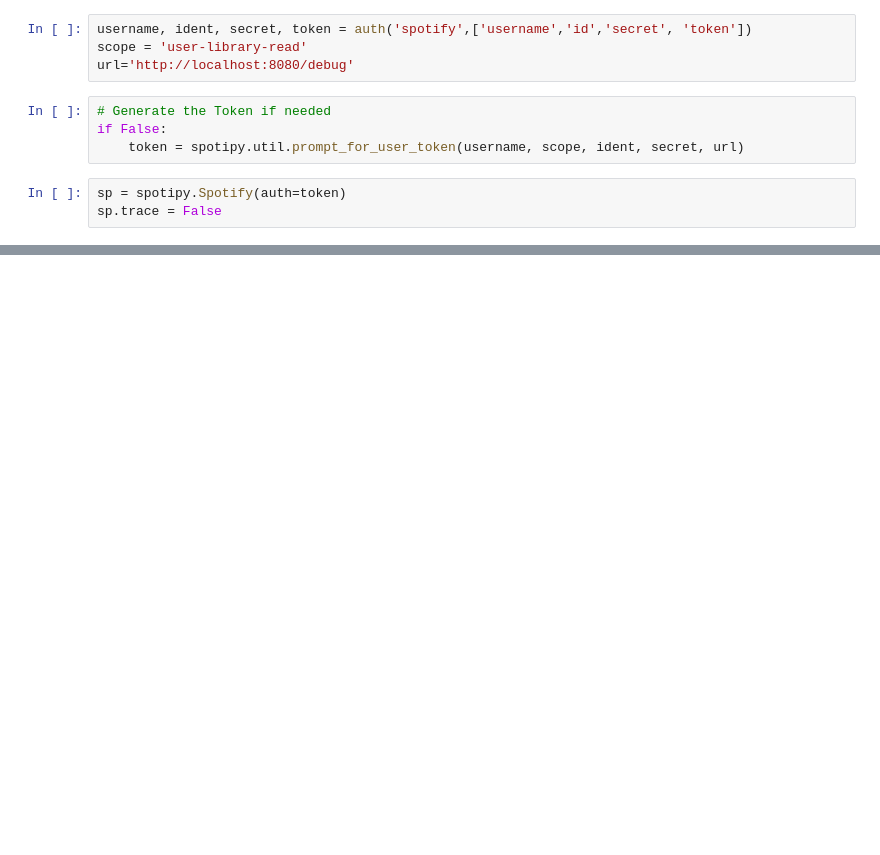
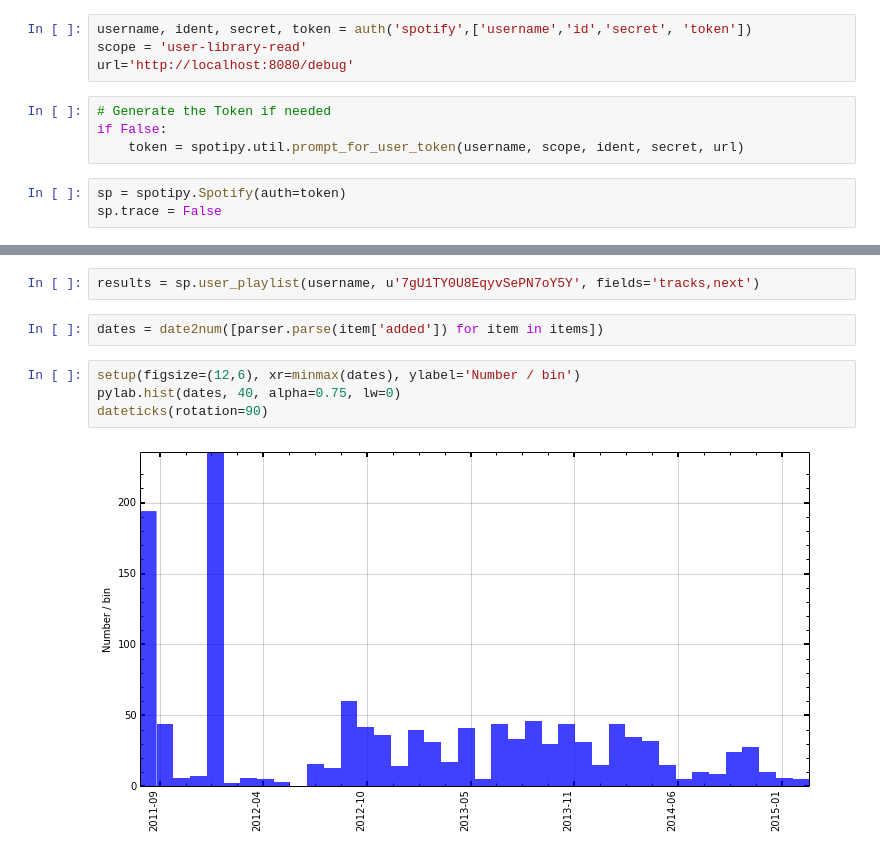
Before and after one commit to ajmendez/sonority, a Jupyter notebook: notebook/spotify.ipynb, the cells around one changed output, grey strips where cells are left out. Saved outputs shown, nothing was run; the diff lists cells and outputs as text; blank space fills up the shorter version.

Commit message:
working on playlist

```diff
--- a/notebook/spotify.ipynb
+++ b/notebook/spotify.ipynb
@@ -81,0 +139,10 @@ def show_playlists(username):
+# %%
+results = sp.user_playlist(username, u'7gU1TY0U8EqyvSePN7oY5Y', fields='tracks,next')
+# %%
+dates = date2num([parser.parse(item['added']) for item in items])
+# %%
+setup(figsize=(12,6), xr=minmax(dates), ylabel='Number / bin')
+pylab.hist(dates, 40, alpha=0.75, lw=0)
+dateticks(rotation=90)
+# %% [output]
+[figure, added]
```
Also changed, not shown: parts of 6 cells of this notebook.
